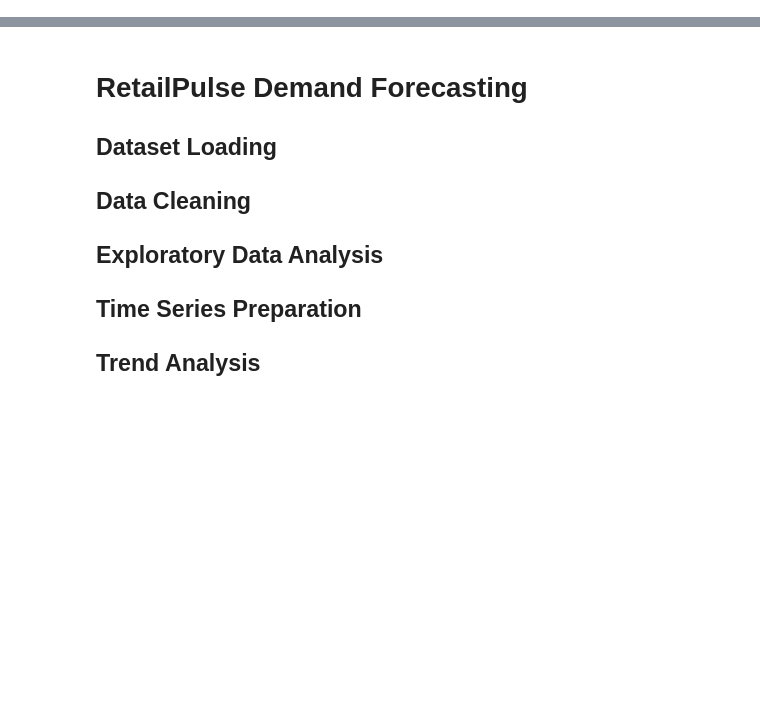
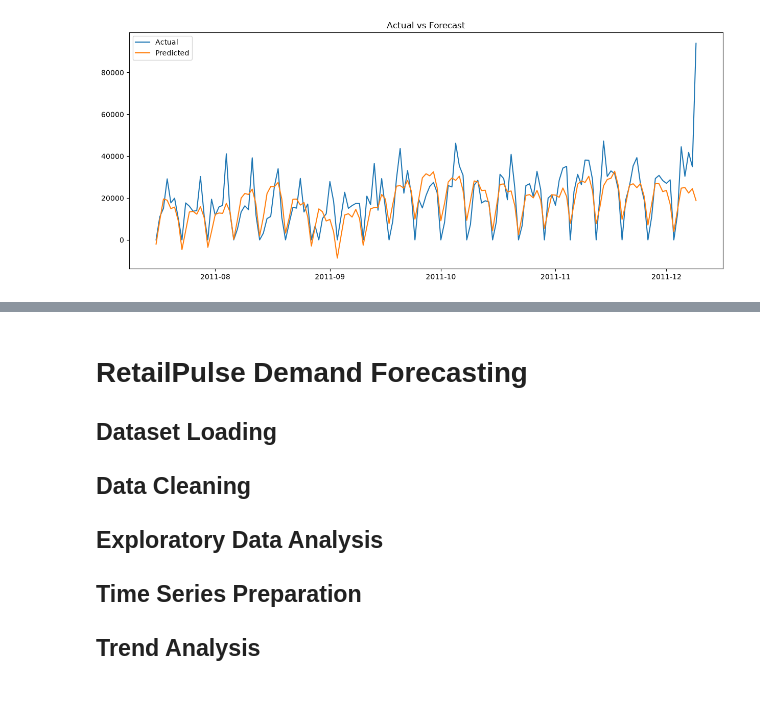
Before and after one commit to codeplayboy/RetailPulse-Zidio, a Jupyter notebook: notebooks/06_demand_forecasting.ipynb, the cells around one changed output, grey strips where cells are left out. Cells and saved outputs as stored; diff of their text form; code cells hidden in the pictures; blank space fills up the shorter version.

```diff
--- a/notebooks/06_demand_forecasting.ipynb
+++ b/notebooks/06_demand_forecasting.ipynb
@@ -30,0 +382,24 @@ Primary Model: Prophet
+# %%
+forecast_test = forecast.tail(len(test))
+
+plt.figure(figsize=(15,6))
+
+plt.plot(
+    test["ds"],
+    test["y"],
+    label="Actual"
+)
+
+plt.plot(
+    forecast_test["ds"],
+    forecast_test["yhat"],
+    label="Predicted"
+)
+
+plt.legend()
+
+plt.title("Actual vs Forecast")
+
+plt.show()
+# %% [output]
+[figure, added]
```
Also changed, not shown: parts of 86 cells of this notebook, 47 other files.
